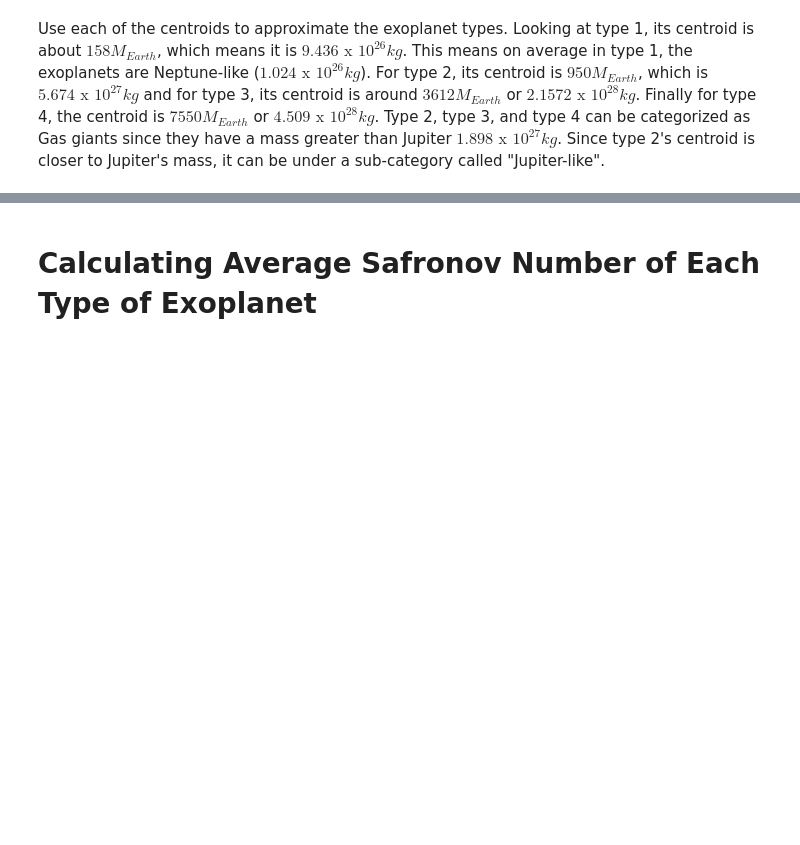
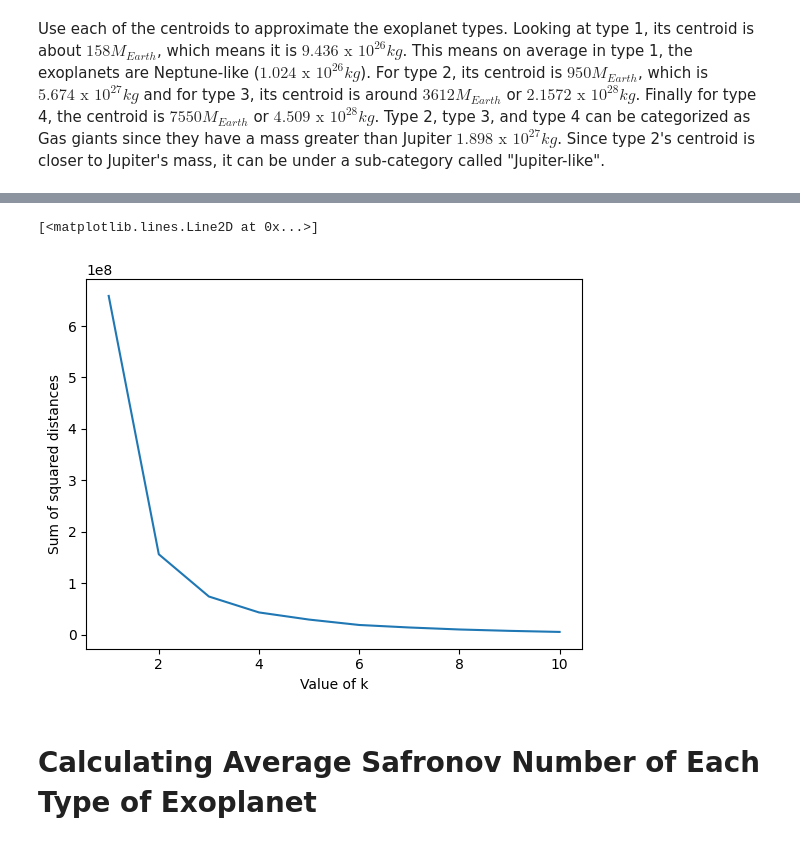
Before and after one commit to moonsdust/exoplanet-classifier, a Jupyter notebook: Exoplanets_Notebook.ipynb, the cells around one changed output, grey strips where cells are left out. Drawn from its saved outputs; the diff is of its cells as text; code cells hidden in the pictures; blank space fills up the shorter version.

Commit message:
added elbow plot

```diff
--- a/Exoplanets_Notebook.ipynb
+++ b/Exoplanets_Notebook.ipynb
@@ -194,4 +195,18 @@ plt.title("Emily Su, University of Toronto",
 [figure]
+# %%
+# Checking that the optimal K value is 4 using an elbow plot
+sums = []
+for k in range(1,11):
+    KM = KMeans(n_clusters = k)
+    KM.fit(mass_radius[["pl_bmasse","pl_rade"]])
+    sums.append(KM.inertia_)
+
+plt.xlabel('Value of k')
+plt.ylabel('Sum of squared distances')
+plt.plot(range(1,11), sums)
+# %% [output]
+[<matplotlib.lines.Line2D at 0x...>]
+[figure, added]
 # %% [markdown]
 # Calculating Average Safronov Number of Each Type of Exoplanet
 # %% [markdown]
```
Also changed, not shown: parts of 2 cells of this notebook.
